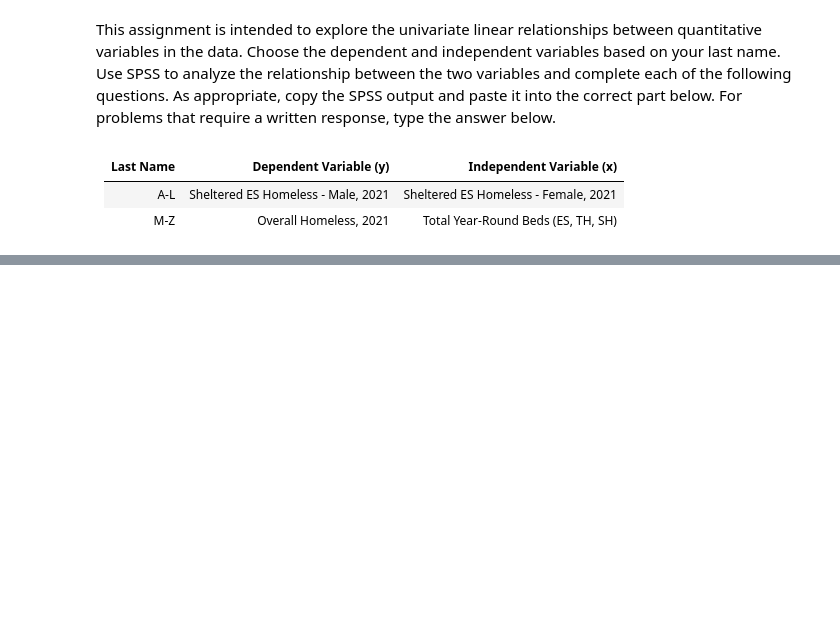
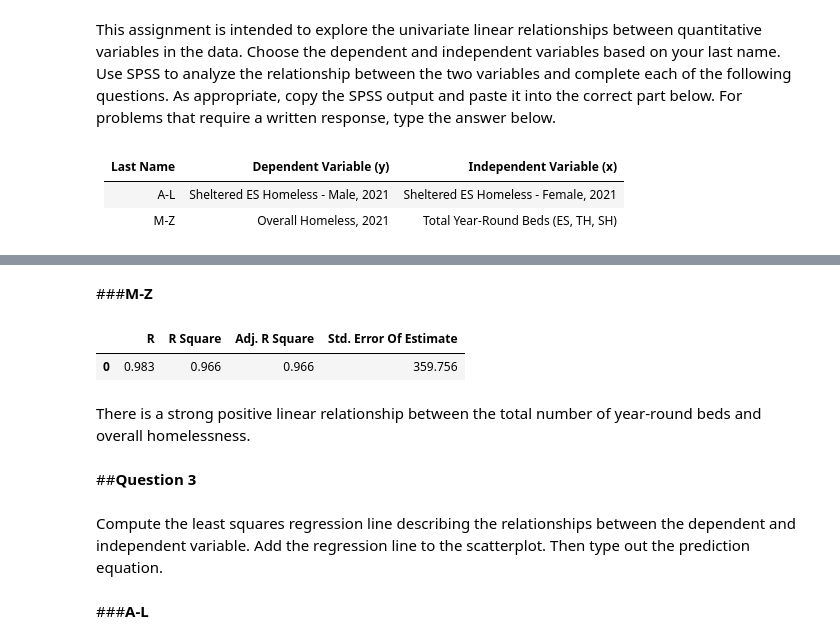
Before and after one commit to talamo13/Intro-To-Data-Science-Assignments, a Jupyter notebook: Homelessness_2_key.ipynb, the cells around one changed output, grey strips where cells are left out. Saved outputs shown, nothing was run; the diff lists cells and outputs as text; code cells hidden in the pictures; blank space fills up the shorter version.

```diff
--- a/Homelessness_2_key.ipynb
+++ b/Homelessness_2_key.ipynb
@@ -66,0 +148,37 @@ This assignment is intended to explore the univariate linear relationships betwe
+# %% [markdown]
+###**M-Z**
+# %%
+# Using Pandas Dataframes and Numpy calculations we are able to make the correct computations and place those
+# values in a new Dataframe with their own respective column names and values
+
+homeless = df['Overall Homeless, 2021'].values
+beds = df['Total Year-Round Beds (ES, TH, SH)'].values
+
+R_AM = round(np.corrcoef(homeless,beds)[0,1],3) # R
+R2_AM = round(R_AM**2,3) # R^2
+
+observations = len(df['Overall Homeless, 2021']) + len(df['Total Year-Round Beds (ES, TH, SH)'])
+A_R2_AM = round(1 - (1-R2_AM) * (observations-1) / (observations - 2 - 1),3) # Adjusted R^2
+
+# Compute residuals
+residuals = beds - R_AM * homeless
+
+# Compute the standard error of the estimate
+std_error = np.sqrt(np.sum(residuals ** 2) / (len(male)- 2))
+# Standard Error = 17.43
+
+model_summary_AM = pd.DataFrame([[R_AM, R2_AM, A_R2_AM, 359.756]],columns=['R','R Square','Adj. R Square','Std. Error Of Estimate'])
+
+
+model_summary_AM
+# %% [output]
+|  | R | R Square | Adj. R Square | Std. Error Of Estimate |
+| 0 | 0.983 | 0.966 | 0.966 | 359.756 |
+# %% [markdown]
+There is a strong positive linear relationship between the total number of year-round beds and overall homelessness.
+# %% [markdown]
+##**Question 3**
+# %% [markdown]
+Compute the least squares regression line describing the relationships between the dependent and independent variable. Add the regression line to the scatterplot. Then type out the prediction equation.
+# %% [markdown]
+###**A-L**
```
Also changed, not shown: parts of 45 cells of this notebook.
